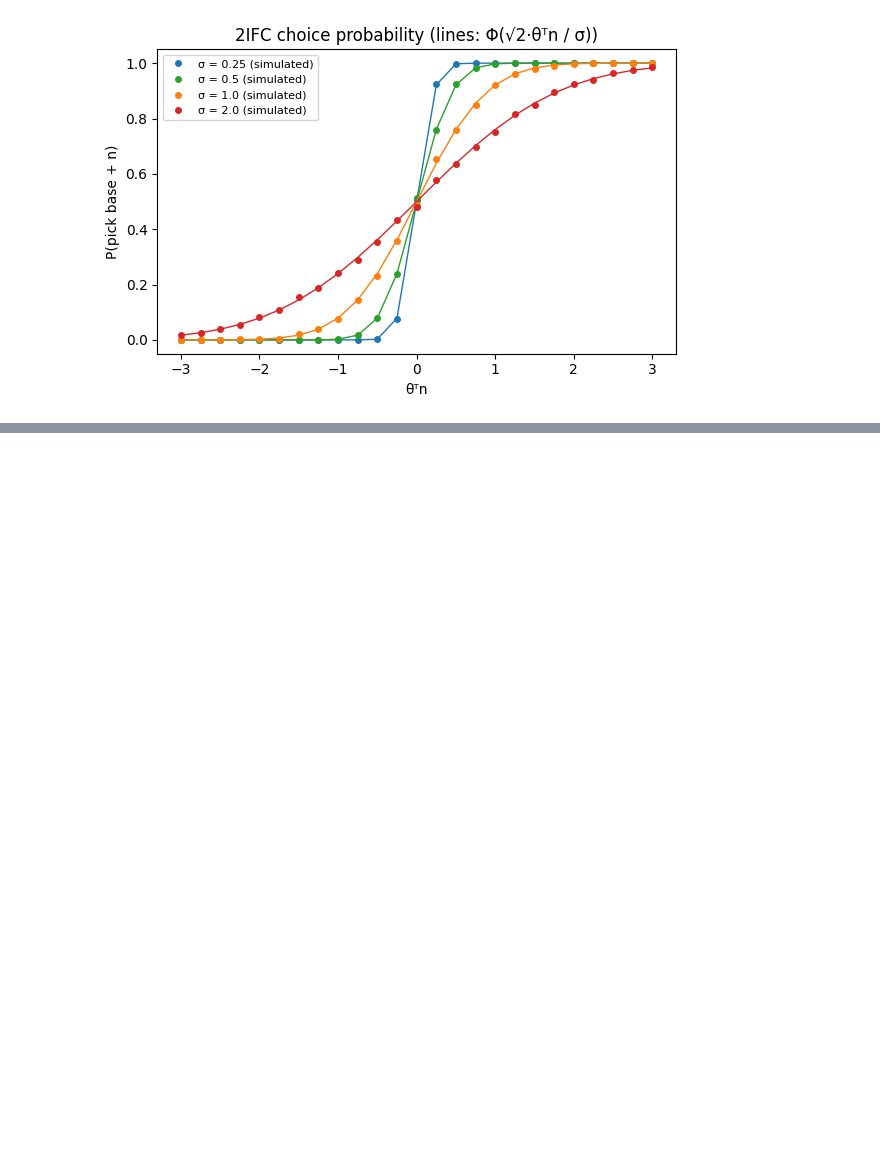
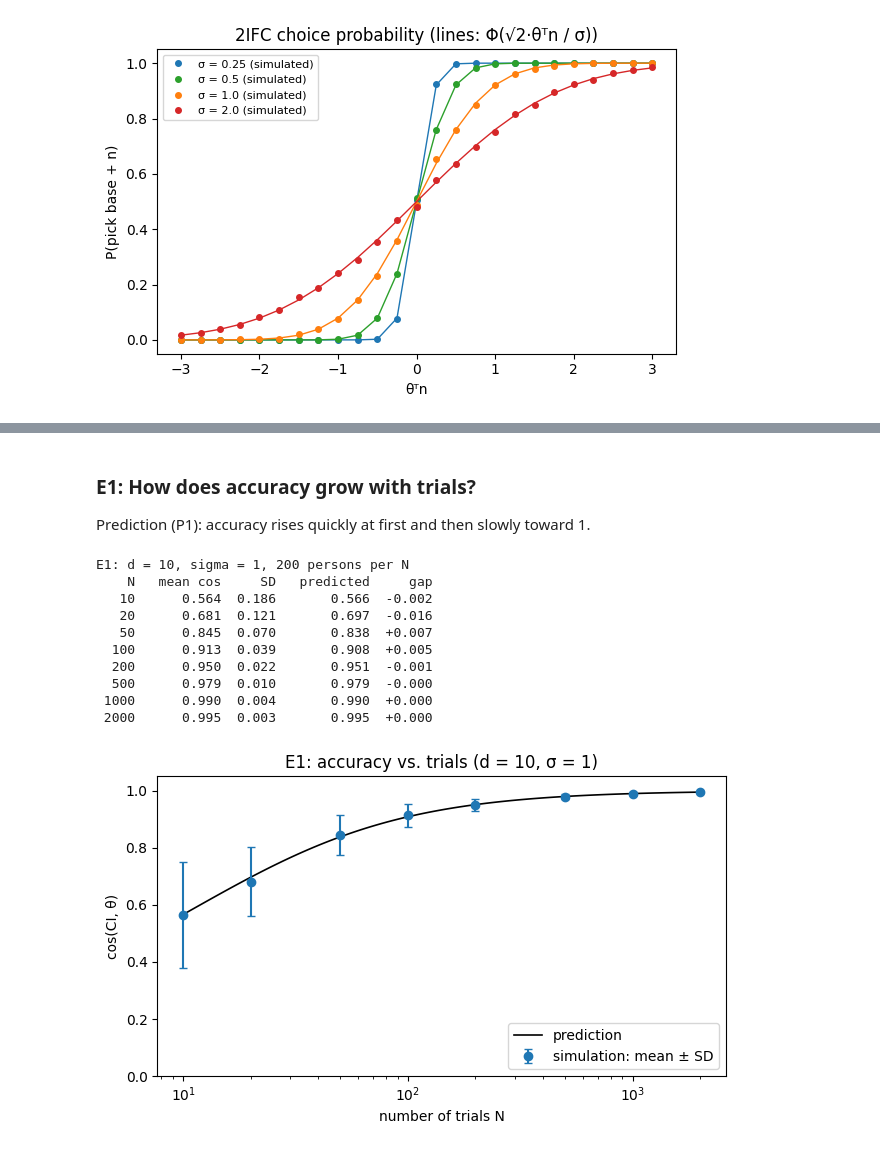
Before and after one commit to Haha6400/RC-with-a-simulated-person, a Jupyter notebook: notebooks/01-simulated-person.ipynb, the cells around one changed output, grey strips where cells are left out. Cells and saved outputs as stored; diff of their text form; code cells hidden in the pictures; blank space fills up the shorter version.

```diff
--- a/notebooks/01-simulated-person.ipynb
+++ b/notebooks/01-simulated-person.ipynb
@@ -377,0 +529,6 @@ plt.show()
+# %%
+d, n_persons = 10, 200
+for N in [1, 3, 10, 30, 100, 300, 1000, 5000]:
+    cos_values = [run_person(N, d, sigma=0.0, rng=rng) for _ in range(n_persons)]
+    print(f"N = {N:4d}: mean cos = {np.mean(cos_values):.3f}, SD = {np.std(cos_values, ddof=1):.3f}, "
+          f"predicted = {predicted_cosine(N, d, 0.0):.3f}")
@@ -377,0 +589,37 @@ plt.show()
+# %% [markdown]
+### E1: How does accuracy grow with trials?
+
+Prediction (P1): accuracy rises quickly at first and then slowly toward 1.
+# %%
+rng_e1 = np.random.default_rng(SEED + 1)
+d_e1, sigma_e1 = 10, 1.0
+
+means, sds = sweep_trials(TRIAL_COUNTS, d_e1, sigma_e1, rng_e1)
+predicted = predicted_cosine_sigma(TRIAL_COUNTS, d_e1, sigma_e1)
+
+print(f"E1: d = {d_e1}, sigma = {sigma_e1:g}, {N_PERSONS} persons per N")
+print("    N   mean cos     SD   predicted     gap")
+for N, m, sd, pred in zip(TRIAL_COUNTS, means, sds, predicted):
+    print(f"{N:5d}     {m:6.3f} {sd:6.3f}      {pred:6.3f}  {m - pred:+6.3f}")
+
+fig, ax = plt.subplots(figsize=(6.5, 4))
+grid = np.geomspace(TRIAL_COUNTS[0], TRIAL_COUNTS[-1], 100)
+ax.plot(grid, predicted_cosine_sigma(grid, d_e1, sigma_e1), "k-", lw=1.2, label="prediction")
+ax.errorbar(TRIAL_COUNTS, means, yerr=sds, fmt="o", color="tab:blue", capsize=3, label="simulation: mean ± SD")
+ax.set(xscale="log", ylim=(0, 1.05), xlabel="number of trials N", ylabel="cos(CI, θ)",
+       title=f"E1: accuracy vs. trials (d = {d_e1}, σ = {sigma_e1:g})")
+ax.legend(loc="lower right")
+plt.tight_layout()
+plt.show()
+# %% [output]
+E1: d = 10, sigma = 1, 200 persons per N
+    N   mean cos     SD   predicted     gap
+   10      0.564  0.186       0.566  -0.002
+   20      0.681  0.121       0.697  -0.016
+   50      0.845  0.070       0.838  +0.007
+  100      0.913  0.039       0.908  +0.005
+  200      0.950  0.022       0.951  -0.001
+  500      0.979  0.010       0.979  -0.000
+ 1000      0.990  0.004       0.990  +0.000
+ 2000      0.995  0.003       0.995  +0.000
+[figure, added]
```
Also changed, not shown: parts of 17 cells of this notebook, 1 other file.
